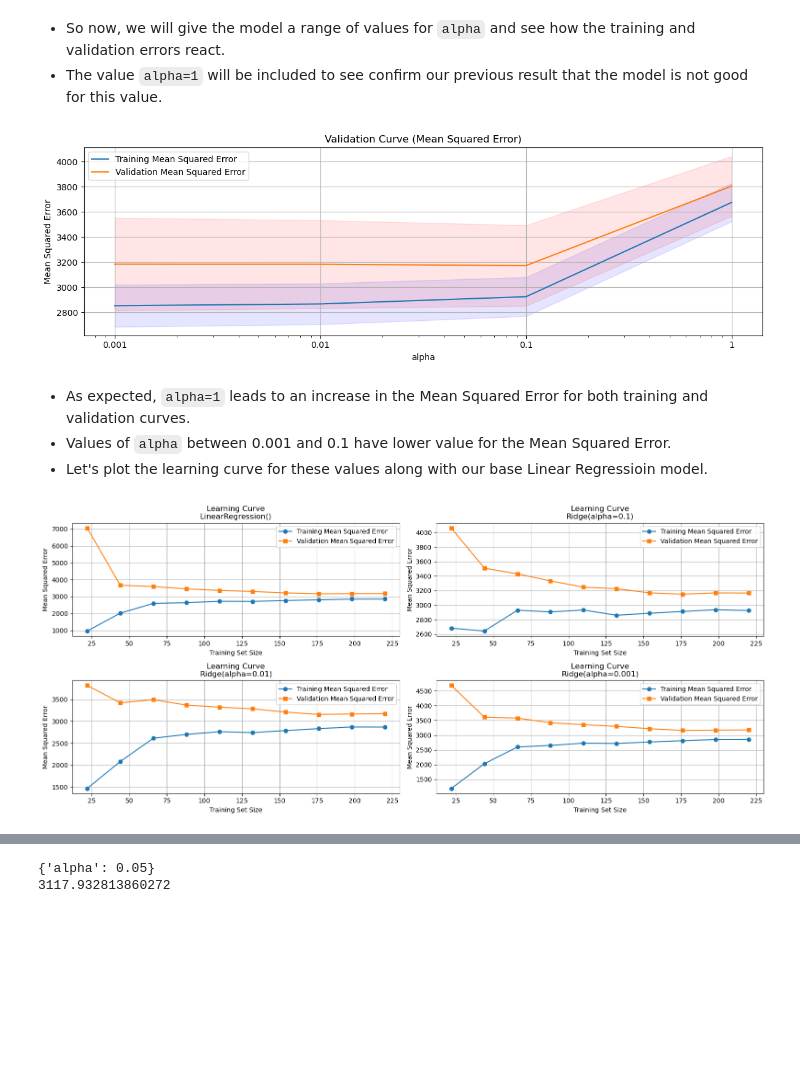
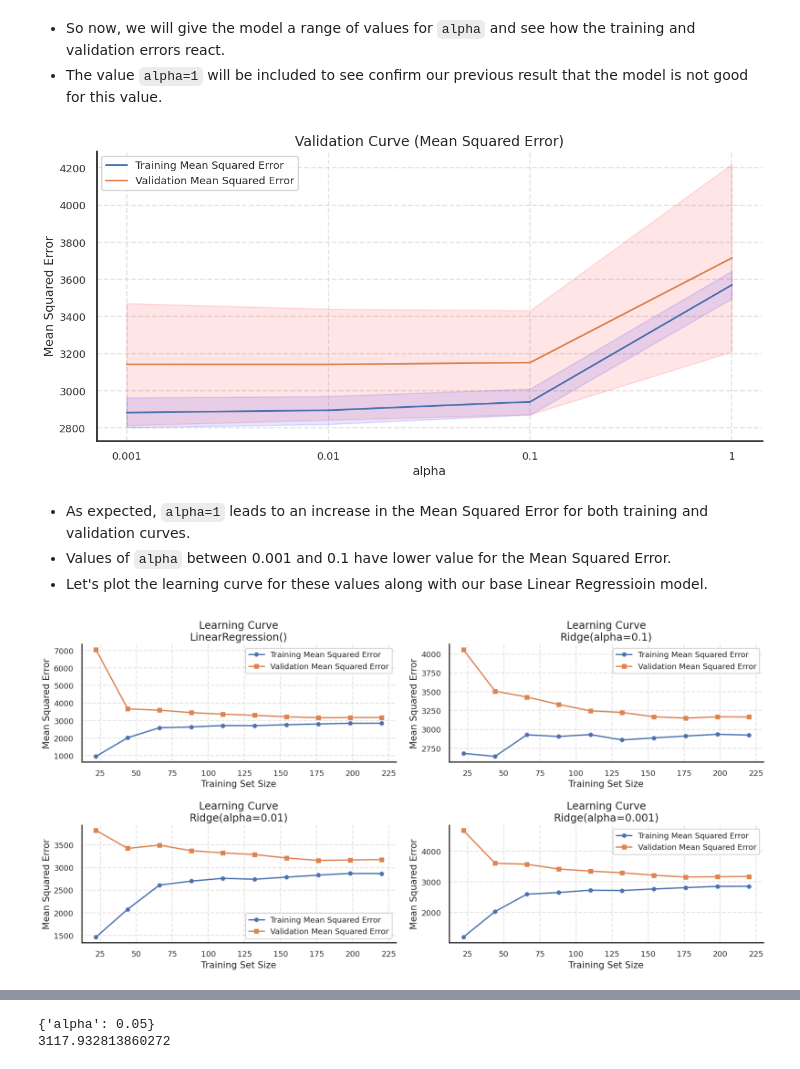
Before and after one commit to MustafaAdam/ml, a Jupyter notebook: custom models/learning_validation_curve.ipynb, the cells around one changed output, grey strips where cells are left out. Drawn from its saved outputs; the diff is of its cells as text; code cells hidden in the pictures; blank space fills up the shorter version.

```diff
--- a/custom models/learning_validation_curve.ipynb
+++ b/custom models/learning_validation_curve.ipynb
@@ -131,7 +184,7 @@ from sklearn.linear_model import LinearRegression, Lasso, ElasticNet, Ridge
 lr = LinearRegression()
 ridge = Ridge()
 # %%
-figure, axes = plt.subplots(1, 2, figsize=(16, 4))
+figure, axes = plt.subplots(1, 2, figsize=(16, 6))
 axes = axes.flatten()
 
 plot_learning_curve(lr, X_train, y_train, scoring='neg_mean_squared_error',
@@ -241,40 +311,53 @@ from sklearn.model_selection import validation_curve
 ridge = Ridge()
 
 
-def plot_validation_curve(model, X, y, param_name, param_range, cv=3, ax=None, scoring='neg_mean_squared_error', label='', show_error_bands=True):
+def plot_validation_curve(model, X, y, param_name, param_range, cv=5, ax=None,
+                          scoring='neg_mean_squared_error', label='', show_error_bands=True):
+    '''
+        Calculate the training and validation means, then call _plot to plot validation curve
+        This way separates the logic from the plotting
+    '''
     training_scores, validation_scores = validation_curve(
         model, X, y, param_name=param_name, param_range=param_range, cv=cv, scoring=scoring, n_jobs=-1)
 
     if ax is None:
         ax = plt.gca()
 
-    train_mean = np.mean(training_scores, axis=1)
-    val_mean = np.mean(validation_scores, axis=1)
+    training_means = np.mean(training_scores, axis=1)
+    validation_means = np.mean(validation_scores, axis=1)
 
     # if the scoring method is a negative, flip the sign
     if 'neg' in scoring:
-        train_mean = -train_mean
-        val_mean = -val_mean
+        training_means = -training_means
+        validation_means = -validation_means
 
-    # plot score for each param value
-    ax.plot(param_range, train_mean, label=f'Training {label}')
-    ax.plot(param_range, val_mean, label=f'Validation {label}')
+    _plot(training_scores, validation_scores, training_means, validation_means,
+          param_range, ax, label, param_name, show_error_bands)
 
+    return training_means, validation_means
+
+def _plot(training_scores, validation_scores, training_means, validation_means,
+          param_range, ax, label,  param_name, show_error_bands):
+    '''
+        plot the validation curve
+    '''
+    ax.plot(param_range, training_means, label=f'Training {label}')
+    ax.plot(param_range, validation_means, label=f'Validation {label}')
 
     if show_error_bands:
-        # Plot validation scores
+        # calculate the standard deviation of the scores
         train_std = np.std(training_scores, axis=1)
         val_std = np.std(validation_scores, axis=1)
 
-        # Plot error bands
-        ax.fill_between(param_range, train_mean - train_std, train_mean + train_std,
+        # Plot the standard deviation as error bands
+        ax.fill_between(param_range, training_means - train_std, training_means + train_std,
                         alpha=0.1, color='blue')
-        ax.fill_between(param_range, val_mean - val_std, val_mean + val_std,
+        ax.fill_between(param_range, validation_means - val_std, validation_means + val_std,
                         alpha=0.1, color='red')
 
     # Formatting
     ax.set_xscale('log')
-    ax.get_xaxis().set_major_formatter(plt.FuncFormatter(lambda x, _: f'{x:g}'))  # not necassary. just change scientific notation to decimals
+    ax.get_xaxis().set_major_formatter(plt.FuncFormatter(lambda x, _: f'{x:g}'))  # not necassary. just changes scientific notation to decimals
     ax.set_xlabel(f'{param_name}')
     ax.set_ylabel(f'{label}')
     ax.set_title(f'Validation Curve ({label})')
@@ -286,20 +369,20 @@ def plot_validation_curve(model, X, y, param_name, param_range, cv=3, ax=None, s
 # %%
 alpha_range = [0.001, 0.01, 0.1, 1]
 
-figure, axes = plt.subplots(1, 1, figsize=(12, 4))
+figure, axes = plt.subplots(1, 1, figsize=(12, 6))
 
-plot_validation_curve(ridge, X_train, y_train, param_name='alpha', param_range=alpha_range,
+a, b= plot_validation_curve(ridge, X_train, y_train, param_name='alpha', param_range=alpha_range,
                       scoring='neg_mean_squared_error', label='Mean Squared Error', ax=axes)
 
 plt.tight_layout()
 # %% [output]
-[figure, old version]
+[figure, new version]
 # %% [markdown]
 * As expected, `alpha=1` leads to an increase in the Mean Squared Error for both training and validation curves.
 * Values of `alpha` between 0.001 and 0.1 have lower value for the Mean Squared Error.
 * Let's plot the learning curve for these values along with our base Linear Regressioin model.
 # %%
-figure, axes = plt.subplots(2, 2, figsize=(16, 7))
+figure, axes = plt.subplots(2, 2, figsize=(16, 8))
 axes = axes.flatten()
 
 plot_learning_curve(LinearRegression(), X_train, y_train, scoring='neg_mean_squared_error', label='Mean Squared Error', ax=axes[0])
@@ -309,7 +392,7 @@ plot_learning_curve(Ridge(alpha=0.001), X_train, y_train, scoring='neg_mean_squa
 
 plt.tight_layout()
 # %% [output]
-[figure, old version]
+[figure, new version]
 # %% [markdown]
 #### Previous issues:
 1. First issue was Ridge model is requiring more data (it didn't converge and kept decreasing)
```
Also changed, not shown: parts of 9 cells of this notebook, 2 other files.
